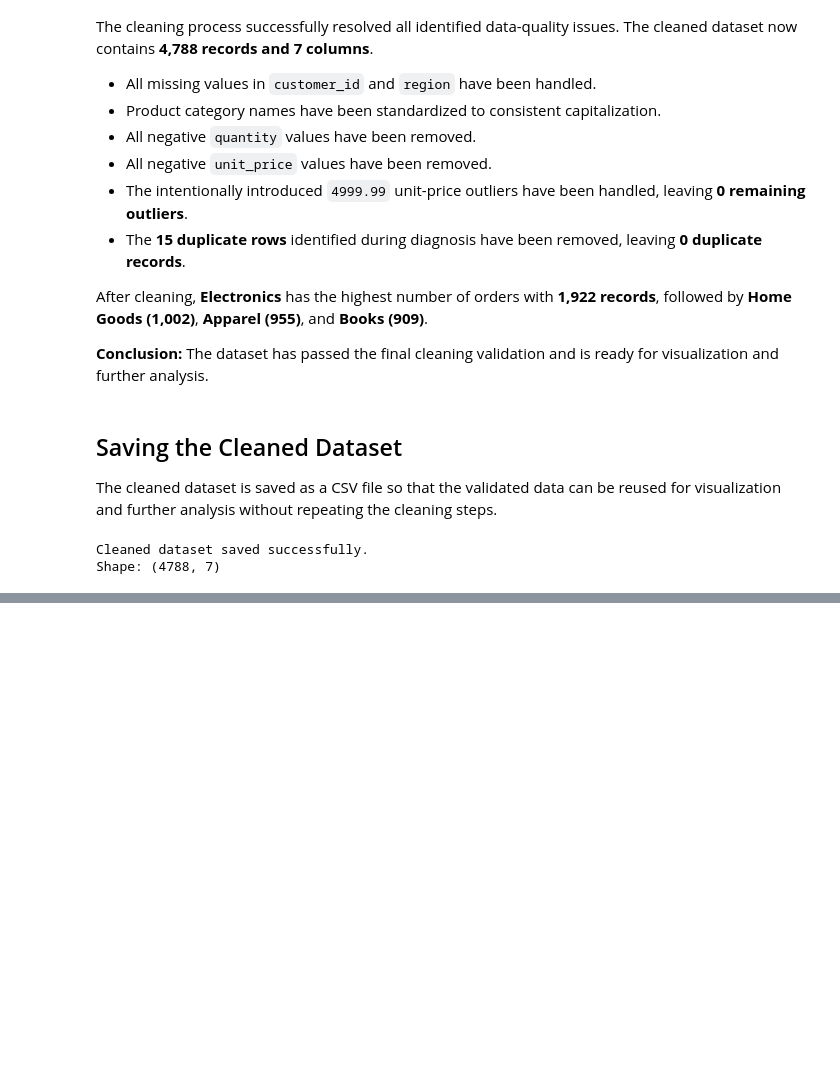
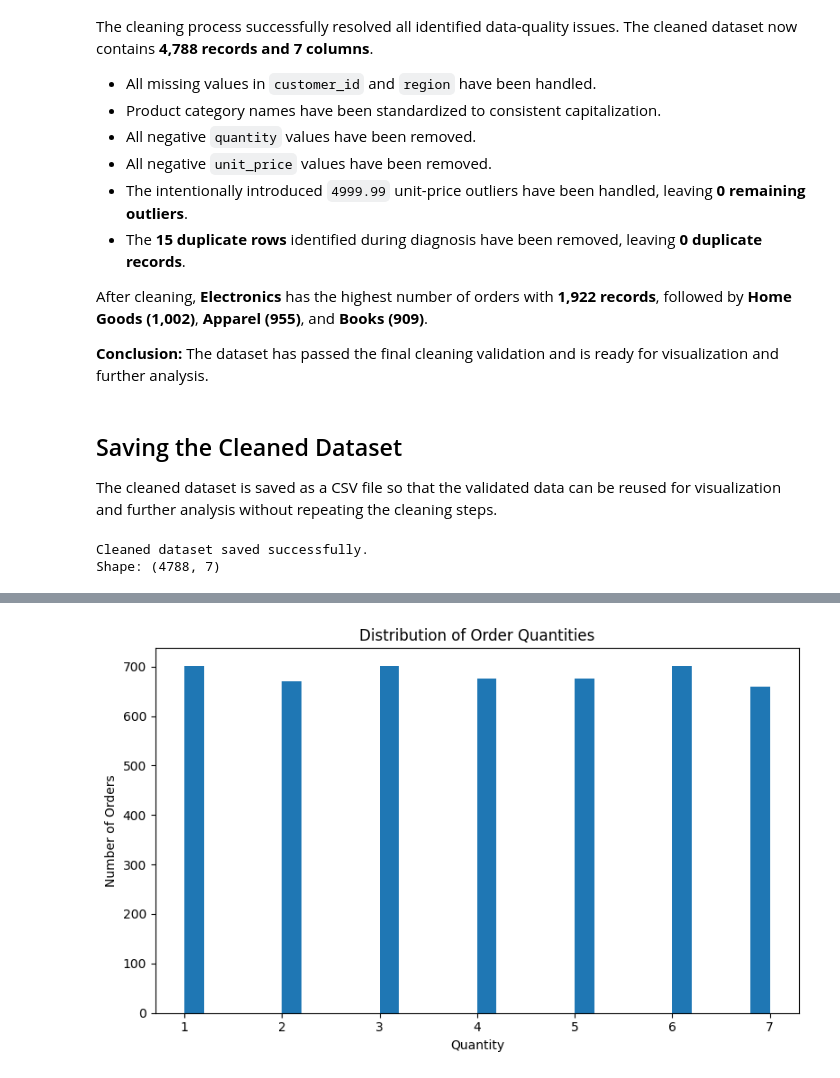
Before and after one commit to HibaAmin12/week5, a Jupyter notebook: Day4_task/week05_day4_eda.ipynb, the cells around one changed output, grey strips where cells are left out. Cells and saved outputs as stored; diff of their text form; code cells hidden in the pictures; blank space fills up the shorter version.

```diff
--- a/Day4_task/week05_day4_eda.ipynb
+++ b/Day4_task/week05_day4_eda.ipynb
@@ -567,0 +650,20 @@ Shape: (4788, 7)
+# %%
+fig, ax = plt.subplots(figsize=(8, 5))
+
+ax.hist(cleaned_orders["quantity"], bins=30)
+
+ax.set_title("Distribution of Order Quantities")
+ax.set_xlabel("Quantity")
+ax.set_ylabel("Number of Orders")
+
+fig.tight_layout()
+
+fig.savefig(
+    "figures/order_quantity_distribution.png",
+    dpi=300,
+    bbox_inches="tight"
+)
+
+plt.show()
+# %% [output]
+[figure, added]
```
Also changed, not shown: parts of 36 cells of this notebook, 22 other files.
